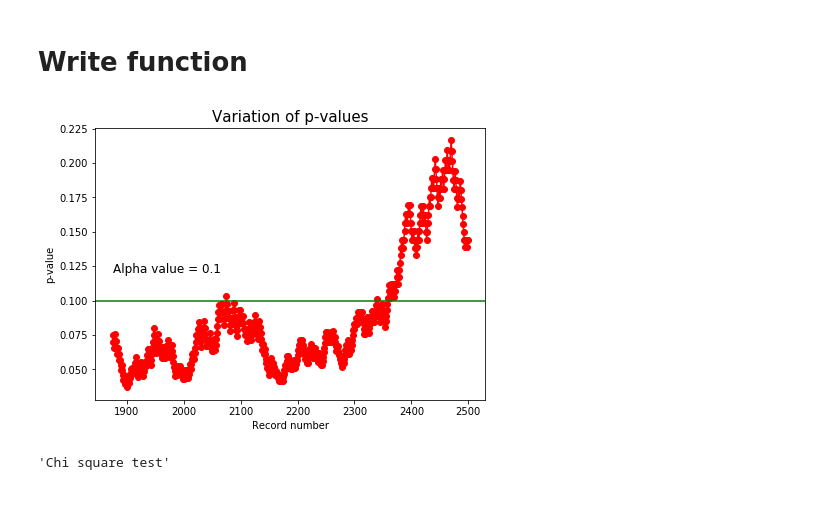
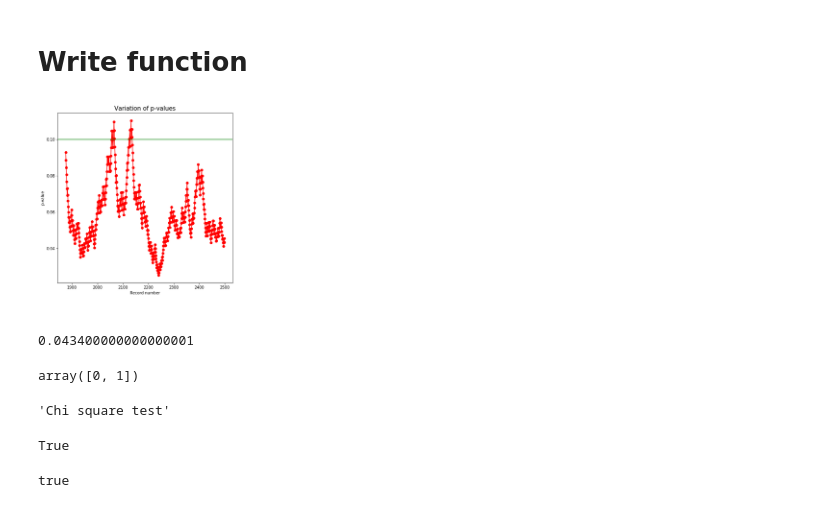
Before and after one commit to abimur-123/BlackBox_Python, a Jupyter notebook: BlackBox_Python/ABtests_FTW.ipynb, the cells around one changed output. Drawn from its saved outputs; the diff is of its cells as text; code cells hidden in the pictures.

Commit message:
Add Python test cases

```diff
--- a/BlackBox_Python/ABtests_FTW.ipynb
+++ b/BlackBox_Python/ABtests_FTW.ipynb
@@ -180,33 +183,51 @@ x = 1
 name = np.repeat(('A','B'),n/2)
 value= np.random.binomial(x, p,size = n)
 d = {'input':name,'event':value}
-inp = pd.DataFrame(data=d)
+df = pd.DataFrame(data=d)
 # %%
-def AB_freq(data,alpha = 0.05):
+def performABtest_Freq(data,alpha = 0.05):
+    #Tests
+    if data is None or (not isinstance(data,pd.DataFrame)):
+        raise TypeError("Input data must be a dataframe")
+
+    if alpha > 1:
+        raise ValueError("Alpha/False positive rate cannot be greater than 1 or less than 0")
+
+    if data.shape[1] != 2:
+        raise TypeError("Input data must have 2 columns")
+
+    if not np.array_equal(data["event"].sort_values().unique(),[0,1]):
+        raise TypeError("Input events can have values of just 0 and 1")
+
+    if (len(np.unique(data["input"])) != 2):
+        raise TypeError("Can have only 2 events for the test")
+
+    data = data.sample(frac=1).reset_index(drop=True)
+
     conti_tab = data.groupby('input').agg({'event': ['sum', 'count']})
     conti_tab['event']['count'] = conti_tab['event']['count'] - conti_tab['event']['sum']
+
+    start_iter = math.floor(0.75 * len(data))
 
     ip = {'index':[],'p_val':[]}
     if len(data) < 2000:
         method = "Fisher"
-        start_iter = floor(0.75 * len(inp))
-        for i in range(start_iter,len(inp)):
-            conti_tab = inp[0:i].groupby('input').agg({'event': ['sum', 'count']})
+        for i in range(start_iter,len(data)):
+            conti_tab = data[0:i].groupby('input').agg({'event': ['sum', 'count']})
             conti_tab['event']['count'] = conti_tab['event']['count'] - conti_tab['event']['sum']
             ip['index'].append(i)
             pval = stats.fisher_exact(conti_tab['event'])[1]
             ip['p_val'].append(round(pval,4))
     else:
         method = "Chi square test"
-        start_iter = math.floor(0.75 * len(inp))
-        for i in range(start_iter,len(inp)):
-            conti_tab = inp[0:i].groupby('input').agg({'event': ['sum', 'count']})
+        for i in range(start_iter,len(data)):
+            conti_tab = data[0:i].groupby('input').agg({'event': ['sum', 'count']})
             conti_tab['event']['count'] = conti_tab['event']['count'] - conti_tab['event']['sum']
             ip['index'].append(i)
             pval = stats.chi2_contingency(conti_tab['event'])[1]
             ip['p_val'].append(round(pval,4))
 
-    f, ax = plt.subplots(figsize=(7,5))
+    f, ax = plt.subplots(figsize=(8,8))
     ax.plot(ip['index'],ip['p_val'], "-or")
     ax.axhline(y=alpha, color='g', linestyle='-')
     ax.set_xlabel("Record number")
@@ -216,10 +237,22 @@ def AB_freq(data,alpha = 0.05):
 
     return [ip['p_val'][-1],ax,method]
 # %%
-op = AB_freq(inp,0.1)
+op = performABtest_Freq(df,0.1)
 # %% [output]
-[figure, old version]
+[figure, new version]
+# %%
+op[0]
+# %% [output]
+0.043400000000000001
+# %%
+df["event"].sort_values().unique()
+# %% [output]
+array([0, 1])
 # %%
 op[2]
 # %% [output]
 'Chi square test'
+# %%
+not np.array_equal(inp.iloc[:,1].unique(),[0,1])
+# %% [output]
+True
@@ -225,0 +273,8 @@ op[2]
+# %%
+alpha = 1.5
+if (alpha > 1 or alpha < 0):
+    print("true")
+else:
+    print("False")
+# %% [output]
+true
```
Also changed, not shown: parts of 14 cells of this notebook, 3 other files.
